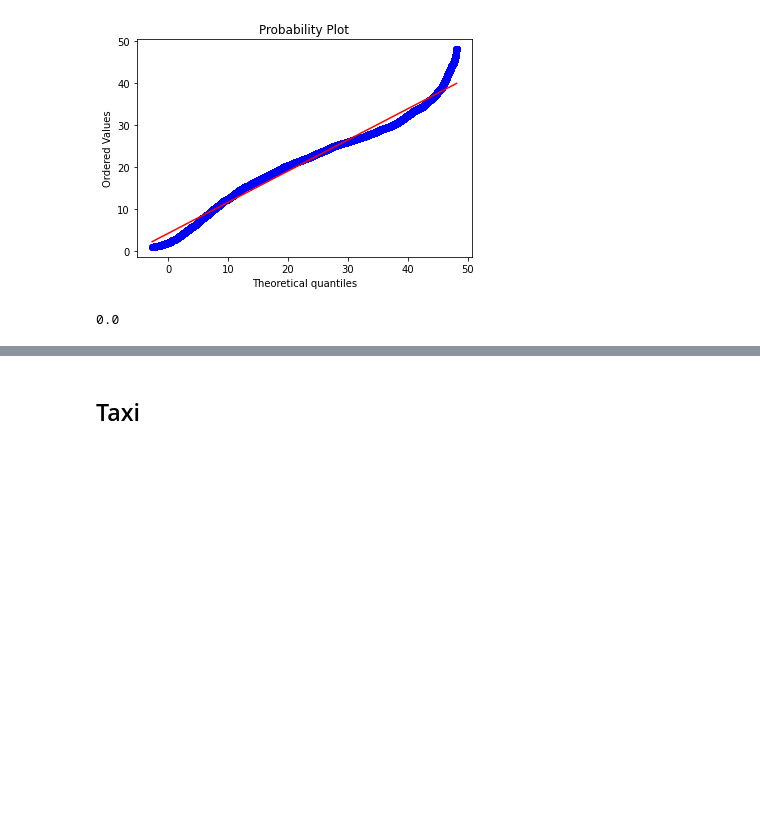
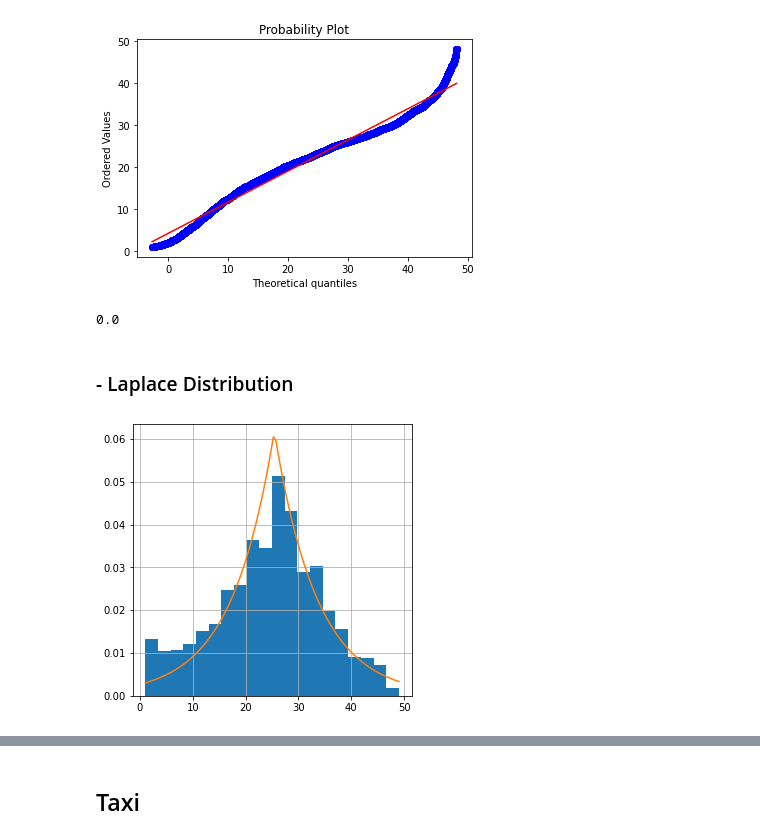
Before and after one commit to gperaza/traffic-data-analysis, a Jupyter notebook: pNEUMA/Estancia.ipynb, the cells around one changed output, grey strips where cells are left out. Cells and saved outputs as stored; diff of their text form; code cells hidden in the pictures; blank space fills up the shorter version.

Commit message:
Bus Laplace Distribution

```diff
--- a/pNEUMA/Estancia.ipynb
+++ b/pNEUMA/Estancia.ipynb
@@ -1002,3 +1002,16 @@ powelaw = st.powerlaw.sf(80,shape)
 powelaw
 # %% [output]
 0.0
+# %% [markdown]
+### - Laplace Distribution
+# %%
+mu, sigma = st.laplace.fit(type_Bus['speed'])
+# %%
+fig, ax = plt.subplots(figsize = (5,5))
+ax.hist(type_Bus['speed'], density = True, range=(1,49), bins = 20)
+grid = np.linspace(1, 49, 100)
+ax.plot(grid, st.laplace.pdf(grid, mu, sigma))
+ax.grid()
+plt.show()
+# %% [output]
+[figure, added]
```
Also changed, not shown: parts of 3 cells of this notebook.
